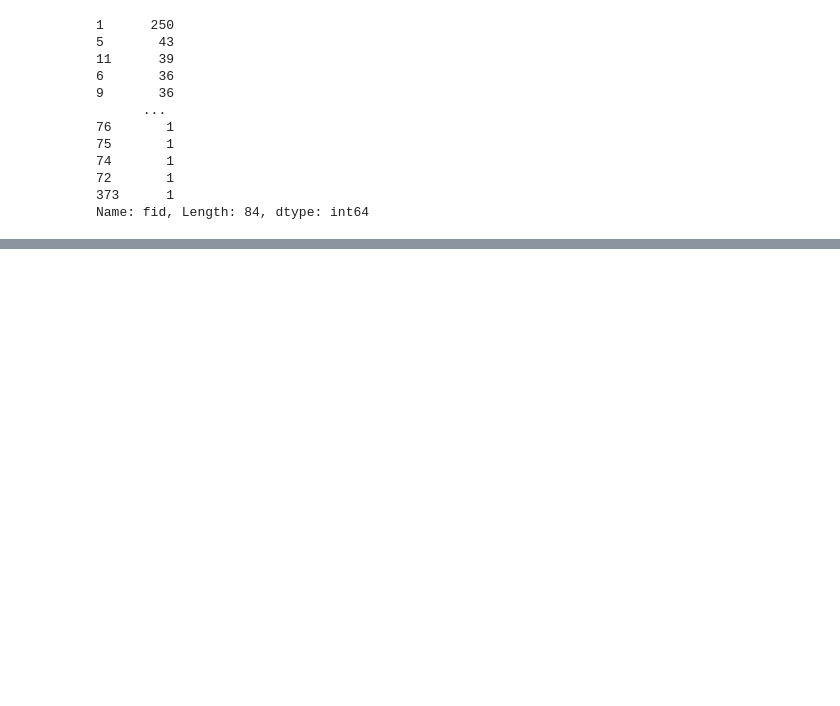
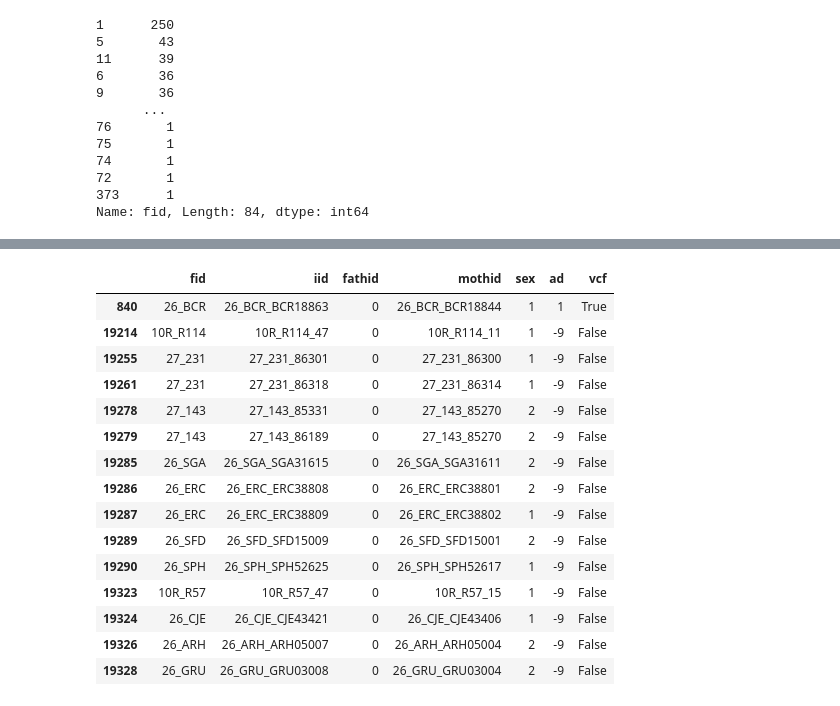
Before and after one commit to gaow/SEQLinkage, a Jupyter notebook: 05_ADFam.ipynb, the cells around one changed output, grey strips where cells are left out. Cells and saved outputs as stored; diff of their text form; code cells hidden in the pictures; blank space fills up the shorter version.

```diff
--- a/05_ADFam.ipynb
+++ b/05_ADFam.ipynb
@@ -1030,2 +1032,12 @@ nodp_fam = pd.concat([new_twom_fam[~new_twom_fam.iid.duplicated(keep=False)],duf
+# %%
+nof_id = (nodp_fam.fathid == '0') & (nodp_fam.mothid != '0')
+nodp_fam.fathid[nof_id] = [x+'c' for x in nodp_fam.mothid[nof_id]]
+# %%
+nom_id = (nodp_fam.fathid != '0') & (nodp_fam.mothid == '0')
+nodp_fam.mothid[nom_id] = [x+'c' for x in nodp_fam.fathid[nom_id]]
+# %%
+nodp_fam = pd.concat([nodp_fam,create_founder(nodp_fam,'fathid'),create_founder(nodp_fam,'mothid')])
+# %%
+nodp_fam = nodp_fam[~nodp_fam.iid.duplicated()]
 # %%
 nodp_fam.to_csv('data/nodp_fam.csv',header=False,index=False)
@@ -1202,0 +1215,19 @@ Name: fid, Length: 84, dtype: int64
+# %%
+nodp_fam[(nodp_fam.fathid == '0') & (nodp_fam.mothid != '0')]
+# %% [output]
+|  | fid | iid | fathid | mothid | sex | ad | vcf |
+| 840 | 26_BCR | 26_BCR_BCR18863 | 0 | 26_BCR_BCR18844 | 1 | 1 | True |
+| 19214 | 10R_R114 | 10R_R114_47 | 0 | 10R_R114_11 | 1 | -9 | False |
+| 19255 | 27_231 | 27_231_86301 | 0 | 27_231_86300 | 1 | -9 | False |
+| 19261 | 27_231 | 27_231_86318 | 0 | 27_231_86314 | 1 | -9 | False |
+| 19278 | 27_143 | 27_143_85331 | 0 | 27_143_85270 | 2 | -9 | False |
+| 19279 | 27_143 | 27_143_86189 | 0 | 27_143_85270 | 2 | -9 | False |
+| 19285 | 26_SGA | 26_SGA_SGA31615 | 0 | 26_SGA_SGA31611 | 2 | -9 | False |
+| 19286 | 26_ERC | 26_ERC_ERC38808 | 0 | 26_ERC_ERC38801 | 2 | -9 | False |
+| 19287 | 26_ERC | 26_ERC_ERC38809 | 0 | 26_ERC_ERC38802 | 1 | -9 | False |
+| 19289 | 26_SFD | 26_SFD_SFD15009 | 0 | 26_SFD_SFD15001 | 2 | -9 | False |
+| 19290 | 26_SPH | 26_SPH_SPH52625 | 0 | 26_SPH_SPH52617 | 1 | -9 | False |
+| 19323 | 10R_R57 | 10R_R57_47 | 0 | 10R_R57_15 | 1 | -9 | False |
+| 19324 | 26_CJE | 26_CJE_CJE43421 | 0 | 26_CJE_CJE43406 | 1 | -9 | False |
+| 19326 | 26_ARH | 26_ARH_ARH05007 | 0 | 26_ARH_ARH05004 | 2 | -9 | False |
+| 19328 | 26_GRU | 26_GRU_GRU03008 | 0 | 26_GRU_GRU03004 | 2 | -9 | False |
```
Also changed, not shown: parts of 4 cells of this notebook.
